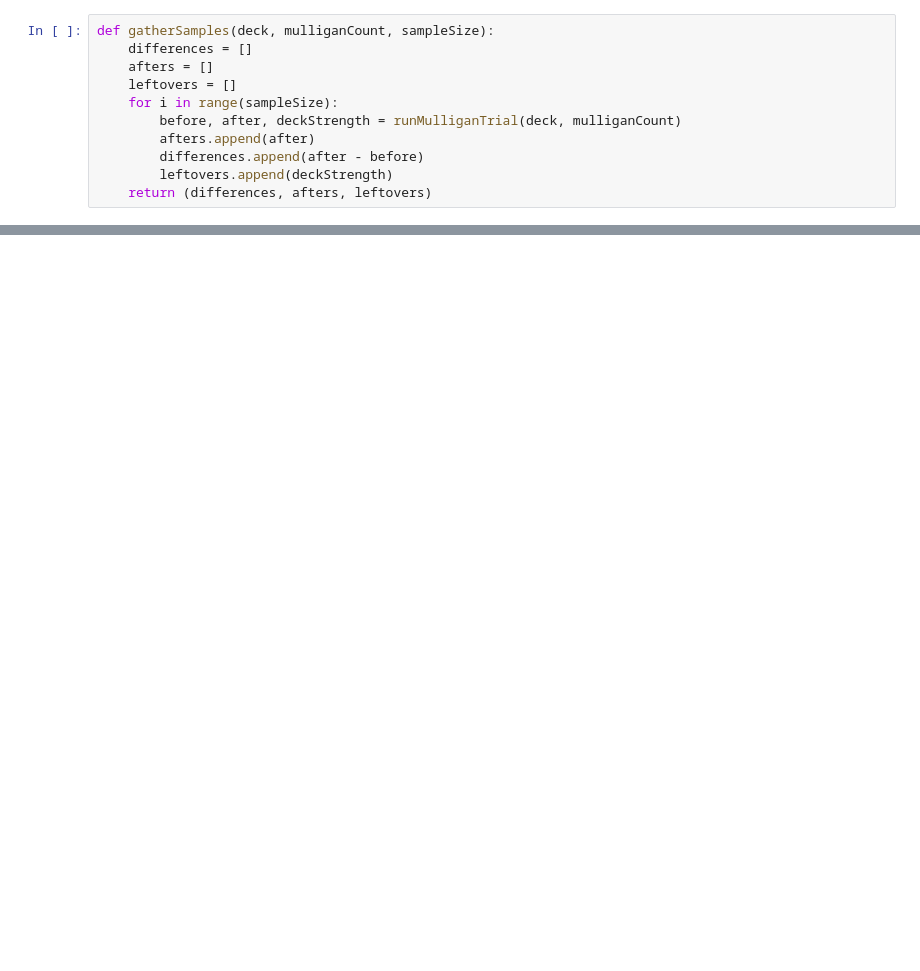
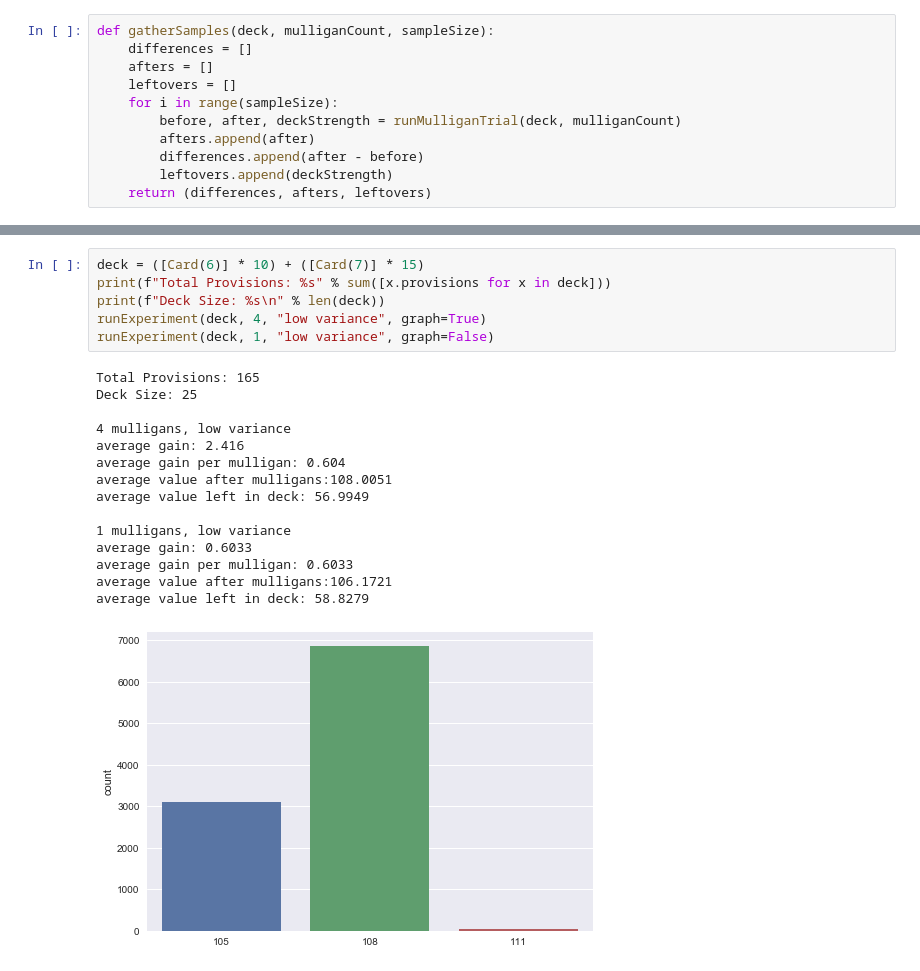
Before and after one commit to tylernolan/GwentNotebooks, a Jupyter notebook: Mulligan Simulator.ipynb, the cells around one changed output, grey strips where cells are left out. Drawn from its saved outputs; the diff is of its cells as text; blank space fills up the shorter version.

```diff
--- a/Mulligan Simulator.ipynb
+++ b/Mulligan Simulator.ipynb
@@ -85 +209,23 @@ average value left in deck: 56.815
+# %%
+deck = ([Card(6)] * 10) + ([Card(7)] * 15)
+print(f"Total Provisions: %s" % sum([x.provisions for x in deck]))
+print(f"Deck Size: %s\n" % len(deck))
+runExperiment(deck, 4, "low variance", graph=True)
+runExperiment(deck, 1, "low variance", graph=False)
+# %% [output]
+Total Provisions: 165
+Deck Size: 25
+
+4 mulligans, low variance
+average gain: 2.416
+average gain per mulligan: 0.604
+average value after mulligans:108.0051
+average value left in deck: 56.9949
+
+1 mulligans, low variance
+average gain: 0.6033
+average gain per mulligan: 0.6033
+average value after mulligans:106.1721
+average value left in deck: 58.8279
+[figure, added]
 # %%
```
Also changed, not shown: parts of 20 cells of this notebook, 1 other file.
